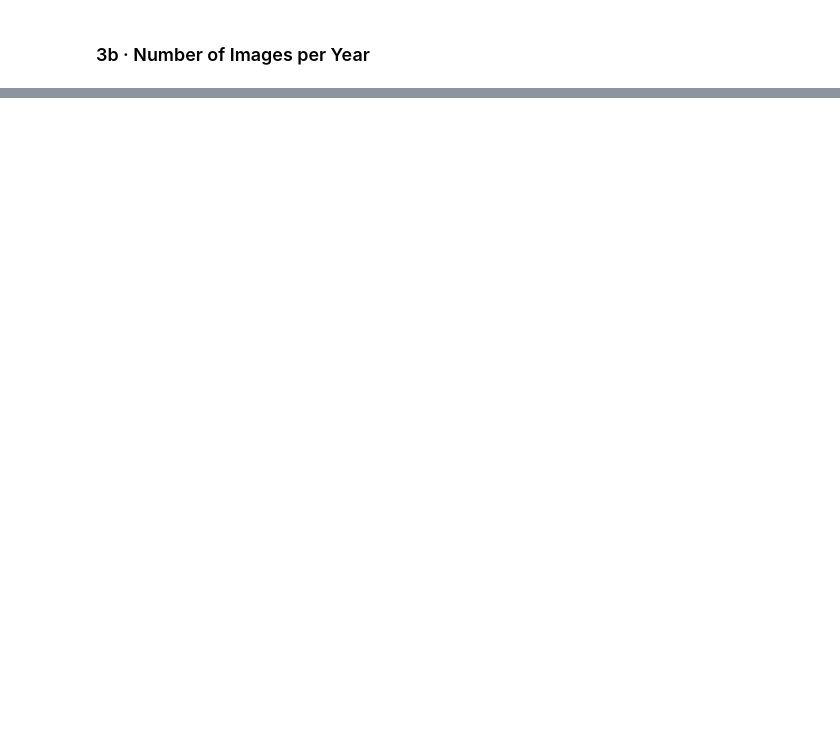
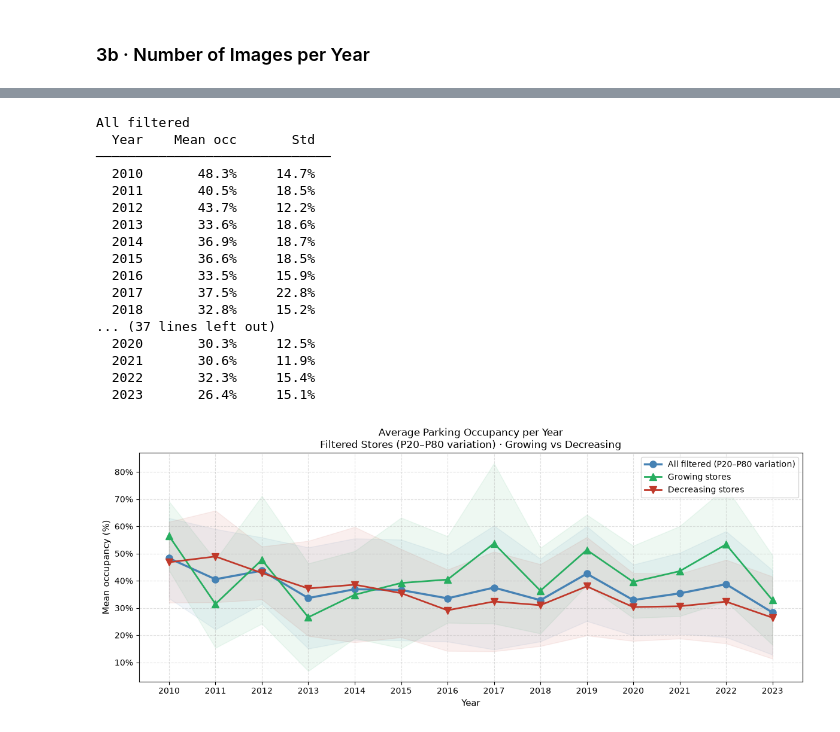
Before and after one commit to Manzife/Application-of-Deep-learning-image, a Jupyter notebook: notebooks/naip_inference.ipynb, the cells around one changed output, grey strips where cells are left out. Drawn from its saved outputs; the diff is of its cells as text; code cells hidden in the pictures; blank space fills up the shorter version.

```diff
--- a/notebooks/naip_inference.ipynb
+++ b/notebooks/naip_inference.ipynb
@@ -212,0 +499,68 @@ plt.show()
+# %%
+# ── Average occupancy per year — filtered stores (all), growing, decreasing ─
+def yearly_avg(frame):
+    g = frame.groupby("year")["occupancy"].agg(mean="mean", std="std").reset_index()
+    g["mean_pct"] = g["mean"] * 100
+    g["std_pct"]  = g["std"]  * 100
+    return g
+
+avg_all  = yearly_avg(df_ii)
+avg_grow = yearly_avg(df_ii[df_ii["trend"] == "growing"])
+avg_dec  = yearly_avg(df_ii[df_ii["trend"] == "decreasing"])
+
+# ── Print tables ────────────────────────────────────────────────────────────
+for label, tbl in [("All filtered", avg_all), ("Growing", avg_grow), ("Decreasing", avg_dec)]:
+    print(f"\n{label}\n{'Year':>6}  {'Mean occ':>10}  {'Std':>8}")
+    print("─" * 30)
+    for _, row in tbl.iterrows():
+        print(f"{int(row.year):>6}  {row.mean_pct:>9.1f}%  {row.std_pct:>7.1f}%")
+
+# ── Chart: three lines on one plot ──────────────────────────────────────────
+fig, ax = plt.subplots(figsize=(12, 5))
+
+cfg = [
+    (avg_all,  "All filtered (P20–P80 variation)", "steelblue",  "o",  2.5),
+    (avg_grow, "Growing stores",                   "#27ae60",    "^",  2.0),
+    (avg_dec,  "Decreasing stores",                "#c0392b",    "v",  2.0),
+]
+for tbl, label, color, marker, lw in cfg:
+    ax.plot(tbl["year"], tbl["mean_pct"],
+            marker=marker, linewidth=lw, markersize=8,
+            color=color, label=label)
+    ax.fill_between(tbl["year"],
+                    tbl["mean_pct"] - tbl["std_pct"],
+                    tbl["mean_pct"] + tbl["std_pct"],
+                    alpha=0.08, color=color)
+
+ax.set_xlabel("Year", fontsize=11)
+ax.set_ylabel("Mean occupancy (%)", fontsize=11)
+ax.set_title(
+    "Average Parking Occupancy per Year\n"
+    "Filtered Stores (P20–P80 variation) · Growing vs Decreasing",
+    fontsize=12
+)
+ax.yaxis.set_major_formatter(plt.FuncFormatter(lambda y, _: f"{y:.0f}%"))
+ax.set_xticks(sorted(df_ii["year"].unique()))
+ax.legend(fontsize=10)
+ax.grid(linestyle="--", alpha=0.4)
+plt.tight_layout()
+plt.show()
+# %% [output]
+All filtered
+  Year    Mean occ       Std
+──────────────────────────────
+  2010       48.3%     14.7%
+  2011       40.5%     18.5%
+  2012       43.7%     12.2%
+  2013       33.6%     18.6%
+  2014       36.9%     18.7%
+  2015       36.6%     18.5%
+  2016       33.5%     15.9%
+  2017       37.5%     22.8%
+  2018       32.8%     15.2%
+... (37 lines left out)
+  2020       30.3%     12.5%
+  2021       30.6%     11.9%
+  2022       32.3%     15.4%
+  2023       26.4%     15.1%
+[figure, added]
```
Also changed, not shown: parts of 12 cells of this notebook, 1 other file.
